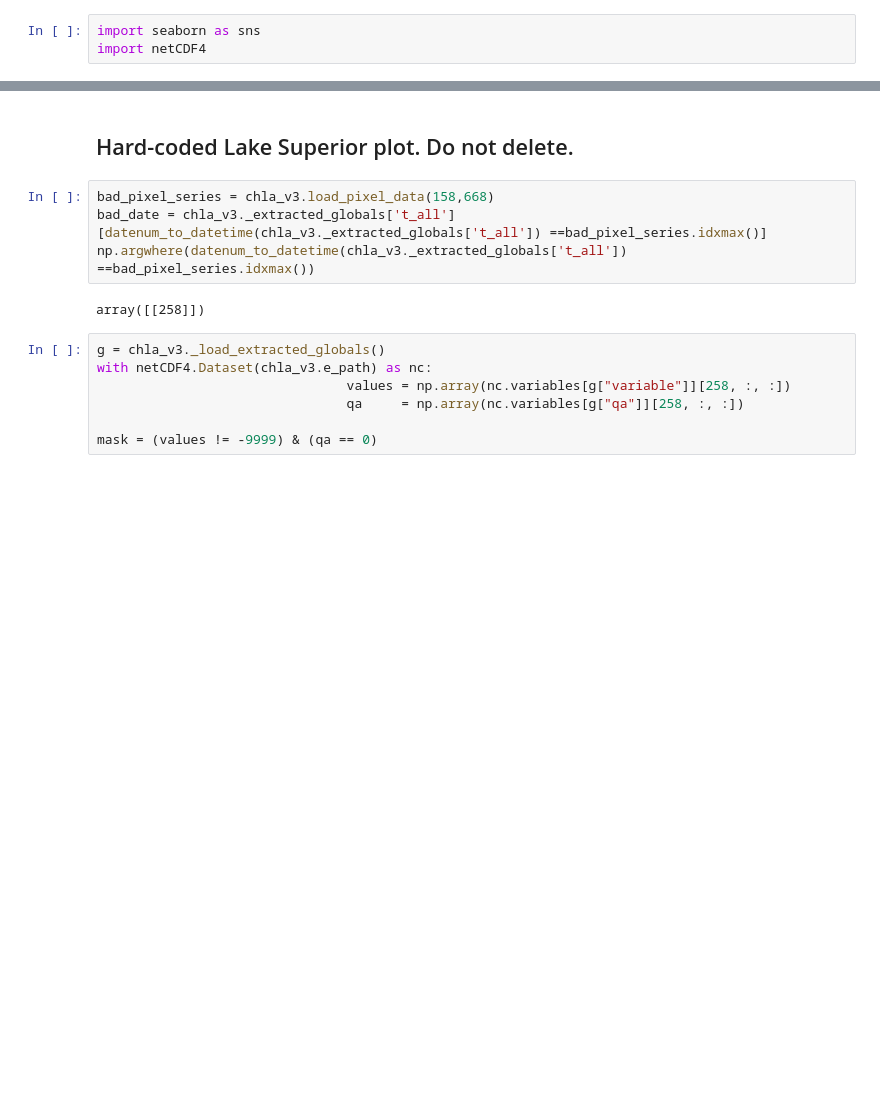
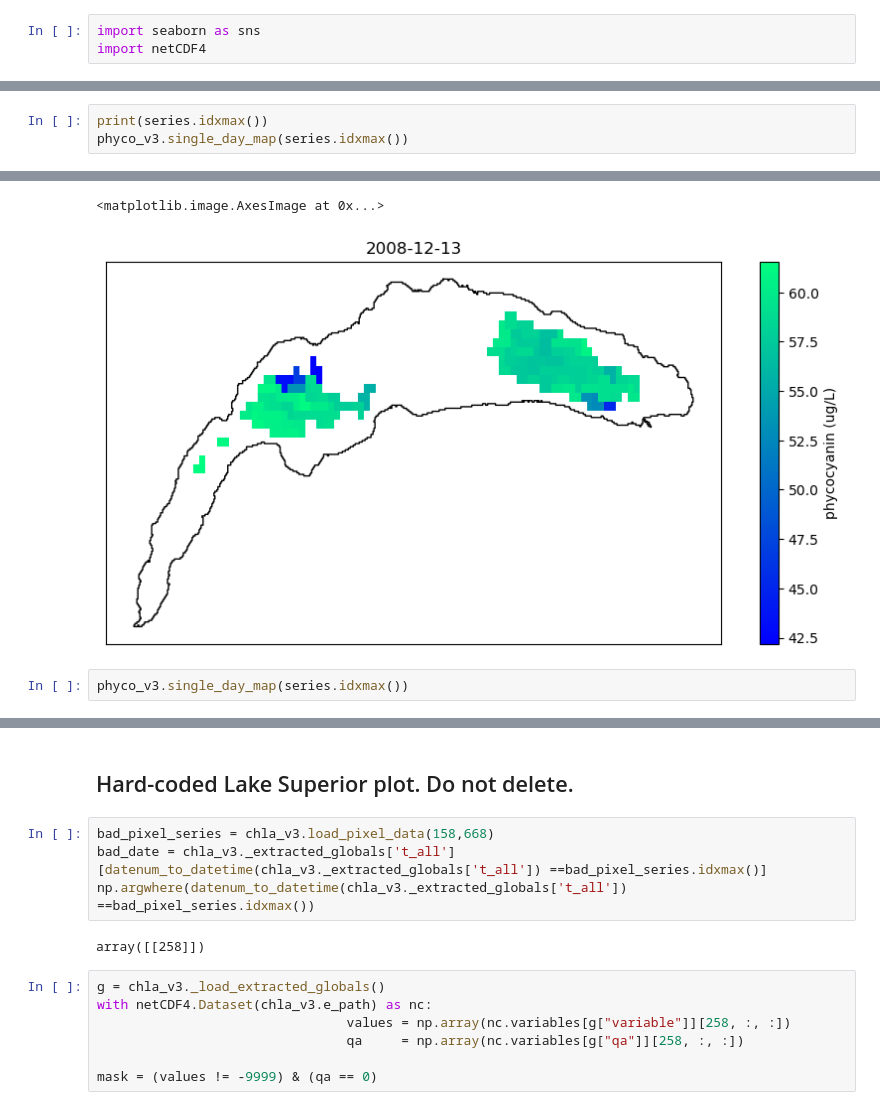
Before and after one commit to eawag-surface-waters-research/cci-cyano-production, a Jupyter notebook: notebooks/presentation_plotting.ipynb, the cells around one changed output, grey strips where cells are left out. Saved outputs shown, nothing was run; the diff lists cells and outputs as text; blank space fills up the shorter version.

```diff
--- a/notebooks/presentation_plotting.ipynb
+++ b/notebooks/presentation_plotting.ipynb
@@ -146,0 +157,4 @@ import netCDF4
+# %%
+print(series.idxmax())
+phyco_v3.single_day_map(series.idxmax())
+# %% [output]
@@ -146,0 +162,4 @@ import netCDF4
+<matplotlib.image.AxesImage at 0x...>
+[figure, added]
+# %%
+phyco_v3.single_day_map(series.idxmax())
```
Also changed, not shown: parts of 12 cells of this notebook.
